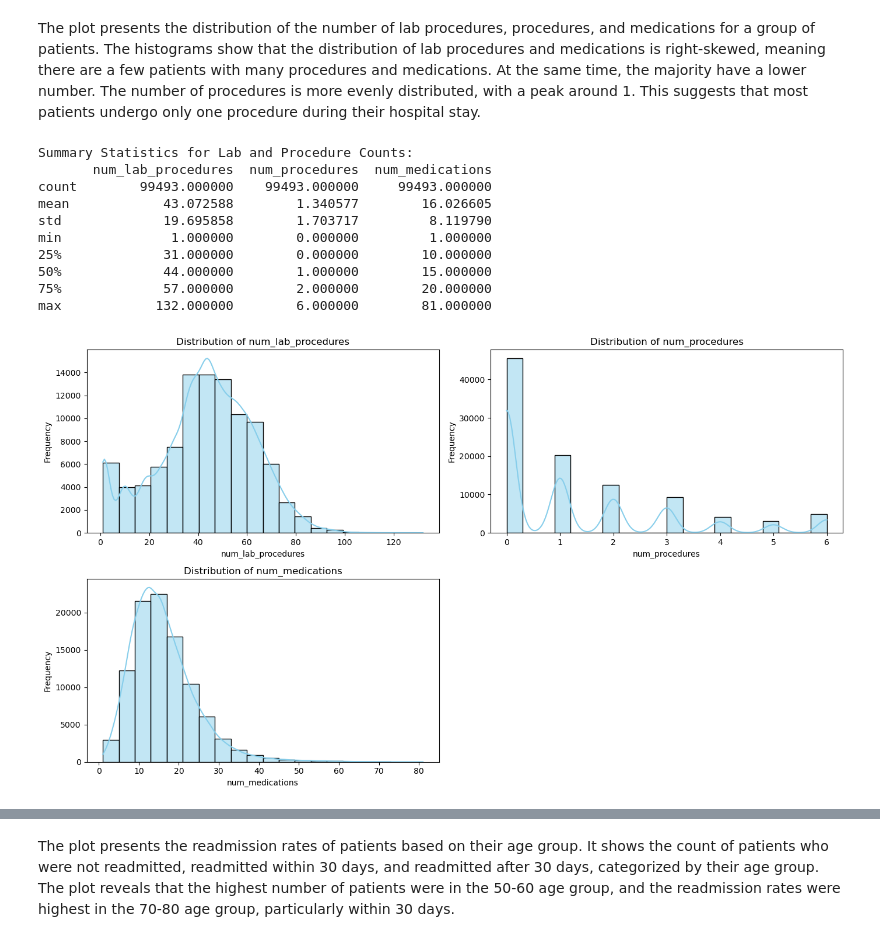
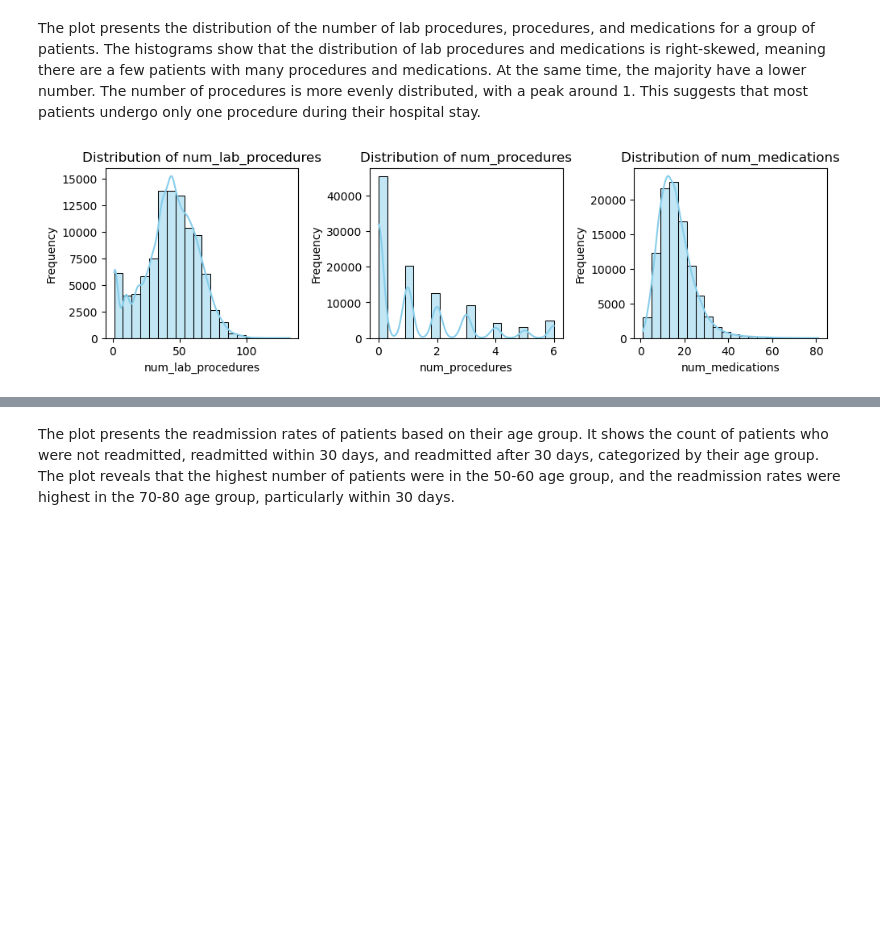
Before and after one commit to cs418-fa24/project-check-in-team-7, a Jupyter notebook: patient_readmission_ML_Modelling.ipynb, the cells around one changed output, grey strips where cells are left out. Saved outputs shown, nothing was run; the diff lists cells and outputs as text; code cells hidden in the pictures; blank space fills up the shorter version.

```diff
--- a/patient_readmission_ML_Modelling.ipynb
+++ b/patient_readmission_ML_Modelling.ipynb
@@ -202,34 +174,24 @@ The plot presents the distribution of the number of lab procedures, procedures,
 # %%
 # Select the features of interest
 features = ['num_lab_procedures', 'num_procedures', 'num_medications']
 
 # Summary Statistics
 summary_stats = df[features].describe(percentiles=[.25, .5, .75])
-print("Summary Statistics for Lab and Procedure Counts:")
-print(summary_stats)
+# print("Summary Statistics for Lab and Procedure Counts:")
+# print(summary_stats)
 
 # Visualization: Histograms for each feature
-plt.figure(figsize=(14, 8))
+plt.figure(figsize=(10, 8))
 for i, feature in enumerate(features, 1):
-    plt.subplot(2, 2, i)
+    plt.subplot(3, 3, i)
     sns.histplot(df[feature], bins=20, kde=True, color='skyblue')
     plt.title(f'Distribution of {feature}')
     plt.xlabel(feature)
     plt.ylabel('Frequency')
 
 plt.tight_layout()
 plt.show()
 # %% [output]
-Summary Statistics for Lab and Procedure Counts:
-       num_lab_procedures  num_procedures  num_medications
-count        99493.000000    99493.000000     99493.000000
-mean            43.072588        1.340577        16.026605
-std             19.695858        1.703717         8.119790
-min              1.000000        0.000000         1.000000
-25%             31.000000        0.000000        10.000000
-50%             44.000000        1.000000        15.000000
-75%             57.000000        2.000000        20.000000
-max            132.000000        6.000000        81.000000
-[figure, old version]
+[figure, new version]
 # %% [markdown]
 The plots illustrate the frequency of medication changes and diabetes medication prescriptions within a dataset. The left plot shows that a majority of patients experienced medication changes (1 represents a change, 0 represents no change).
```
Also changed, not shown: parts of 17 cells of this notebook.
